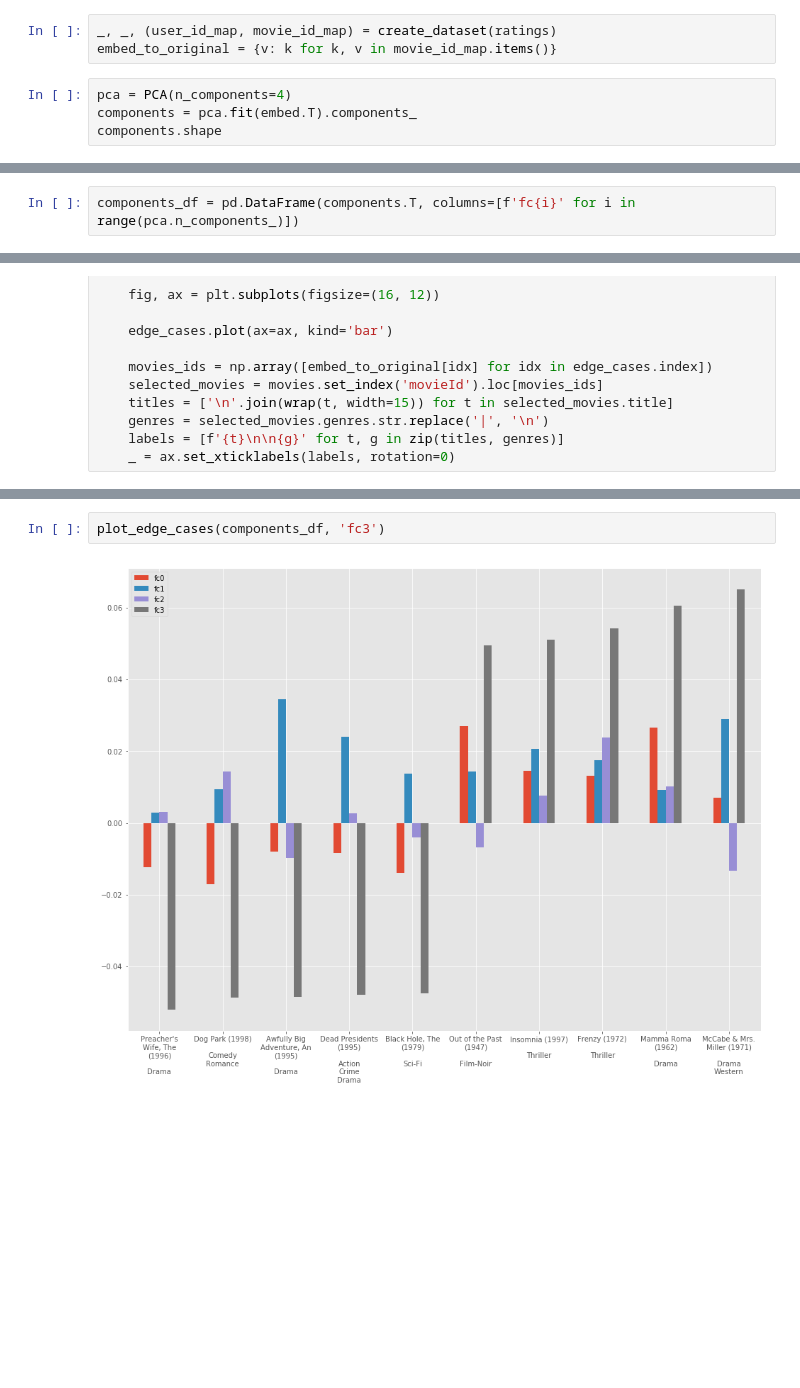
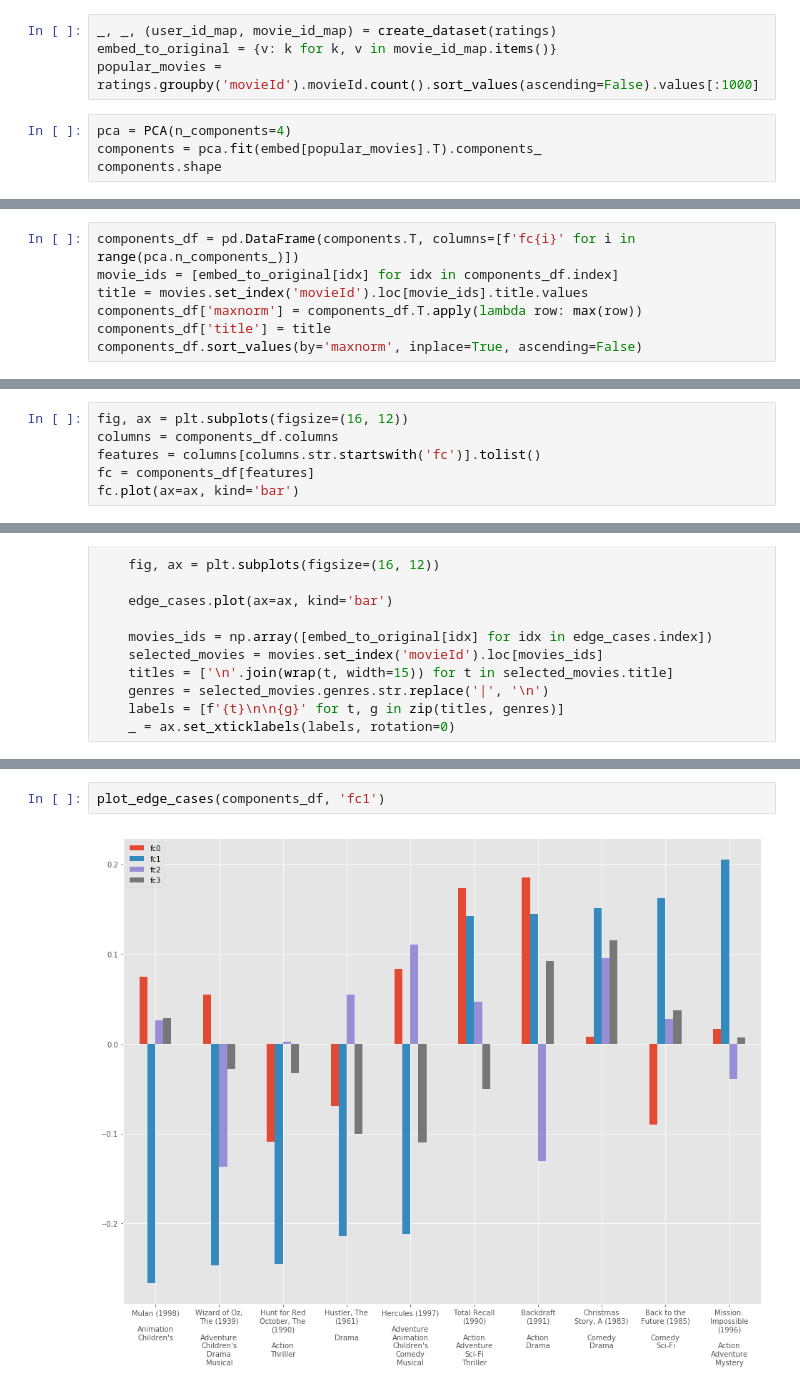
Before and after one commit to devforfu/pytorch_playground, a Jupyter notebook: movielens.ipynb, the cells around one changed output, grey strips where cells are left out. Saved outputs shown, nothing was run; the diff lists cells and outputs as text; blank space fills up the shorter version.

```diff
--- a/movielens.ipynb
+++ b/movielens.ipynb
@@ -612,8 +549,9 @@ embed.shape
 # %%
 _, _, (user_id_map, movie_id_map) = create_dataset(ratings)
 embed_to_original = {v: k for k, v in movie_id_map.items()}
+popular_movies = ratings.groupby('movieId').movieId.count().sort_values(ascending=False).values[:1000]
 # %%
 pca = PCA(n_components=4)
-components = pca.fit(embed.T).components_
+components = pca.fit(embed[popular_movies].T).components_
 components.shape
 # %% [output]
@@ -625,2 +559,7 @@ array([0.27894035, 0.07472515, 0.04168801, 0.01466386], dtype=float32)
 # %%
 components_df = pd.DataFrame(components.T, columns=[f'fc{i}' for i in range(pca.n_components_)])
+movie_ids = [embed_to_original[idx] for idx in components_df.index]
+title = movies.set_index('movieId').loc[movie_ids].title.values
+components_df['maxnorm'] = components_df.T.apply(lambda row: max(row))
+components_df['title'] = title
+components_df.sort_values(by='maxnorm', inplace=True, ascending=False)
@@ -626,0 +574,6 @@ components_df = pd.DataFrame(components.T, columns=[f'fc{i}' for i in range(pca.
+# %%
+fig, ax = plt.subplots(figsize=(16, 12))
+columns = components_df.columns
+features = columns[columns.str.startswith('fc')].tolist()
+fc = components_df[features]
+fc.plot(ax=ax, kind='bar')
@@ -646,4 +618,4 @@ plot_edge_cases(components_df, 'fc0')
 # %%
-plot_edge_cases(components_df, 'fc3')
+plot_edge_cases(components_df, 'fc1')
 # %% [output]
-[figure, old version]
+[figure, new version]
```
Also changed, not shown: parts of 18 cells of this notebook.
